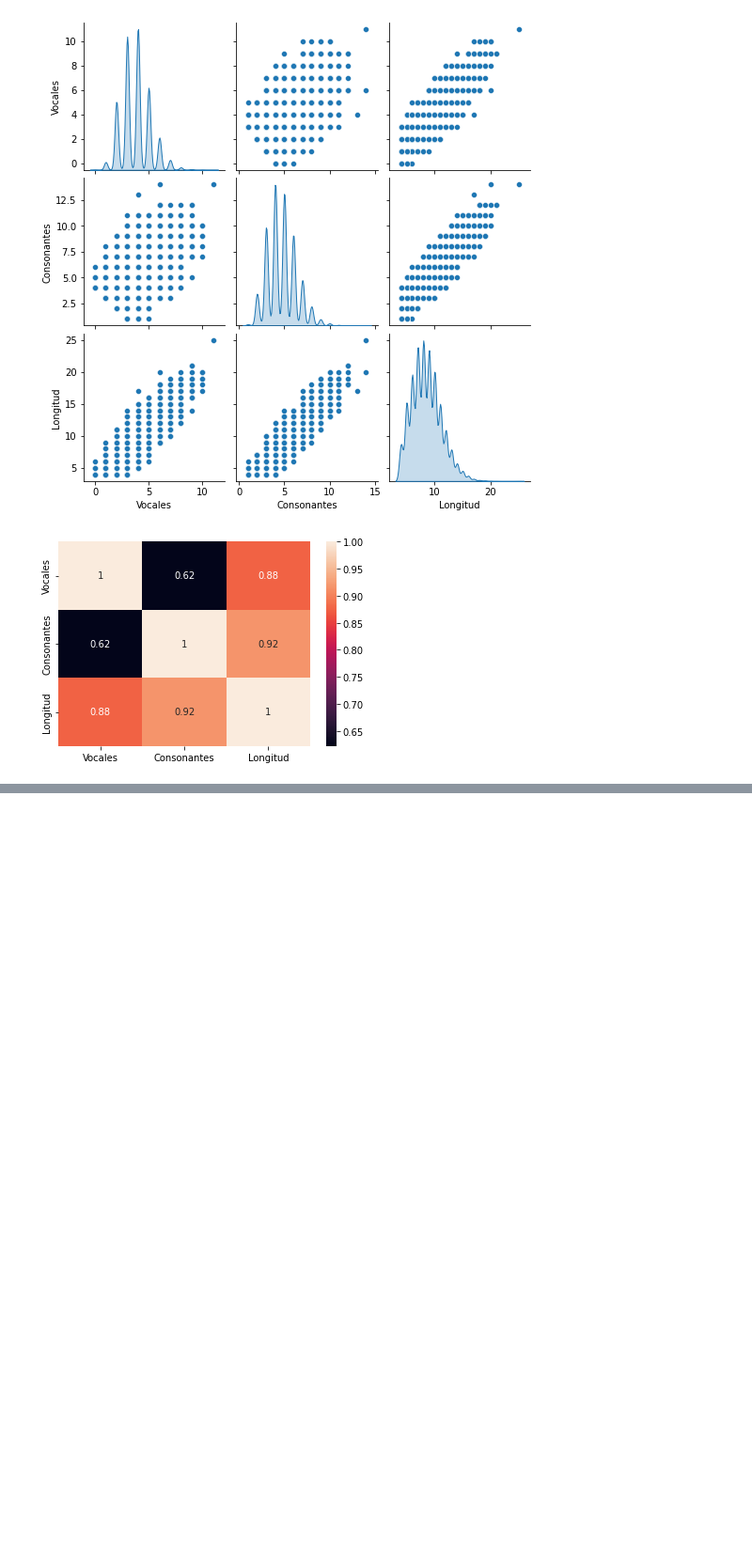
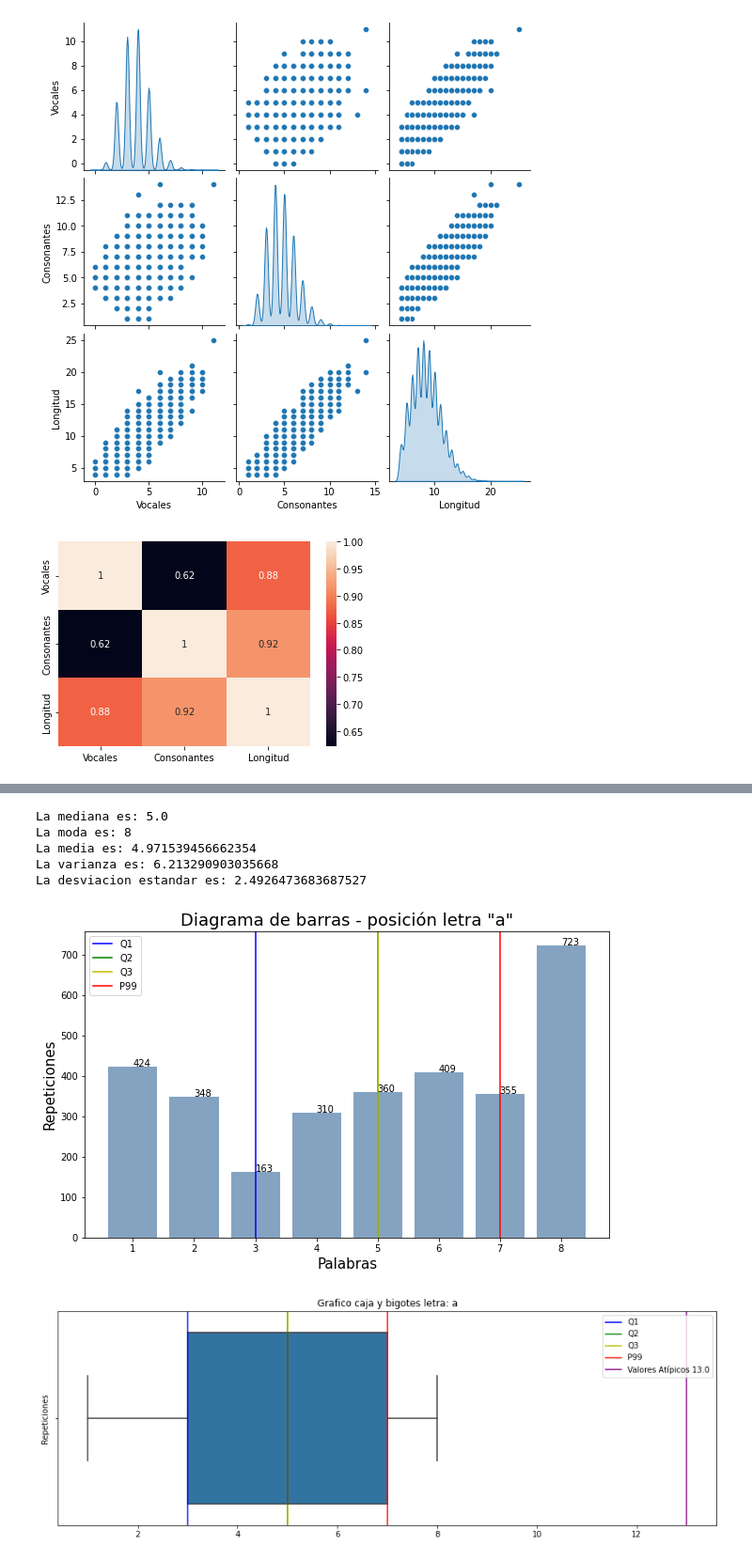
Before and after one commit to jbedoy22/data_understanding, a Jupyter notebook: Reto_BI/Analize_Data_Base.ipynb, the cells around one changed output, grey strips where cells are left out. Shown at 94% size. Drawn from its saved outputs; the diff is of its cells as text; code cells hidden in the pictures; blank space fills up the shorter version.

```diff
--- a/Reto_BI/Analize_Data_Base.ipynb
+++ b/Reto_BI/Analize_Data_Base.ipynb
@@ -563,0 +609,10 @@ plt.show()
+# %%
+letter_analysis('a',position_letters_dict)
+# %% [output]
+La mediana es: 5.0
+La moda es: 8
+La media es: 4.971539456662354
+La varianza es: 6.213290903035668
+La desviacion estandar es: 2.4926473683687527
+[figure, added]
+[figure, added]
```
Also changed, not shown: parts of 18 cells of this notebook, 2 other files.
